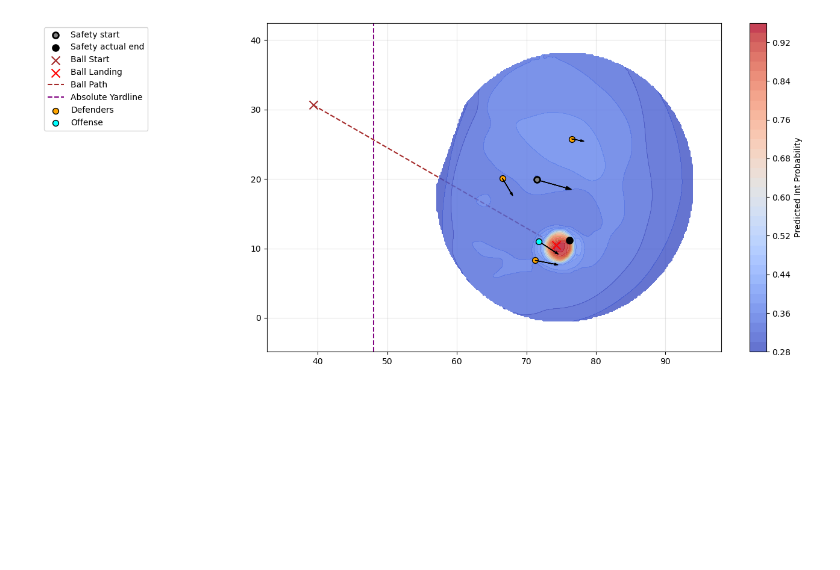
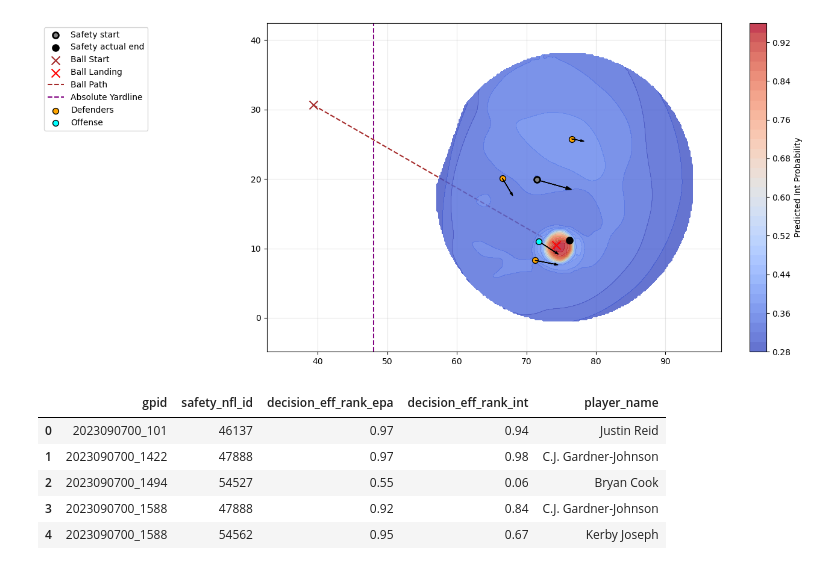
Before and after one commit to lneuendorf/nlf-big-data-bowl-2026, a Jupyter notebook: notebooks/postprocessing.ipynb, the cells around one changed output. Saved outputs shown, nothing was run; the diff lists cells and outputs as text; code cells hidden in the pictures; blank space fills up the shorter version.

```diff
--- a/notebooks/postprocessing.ipynb
+++ b/notebooks/postprocessing.ipynb
@@ -460,0 +493,11 @@ Plotting for Safety NFL ID: 53656
+# %%
+epa_rank_df = (
+    epa_results
+    .groupby(["gpid", "safety_nfl_id"], as_index=False)
+    .apply(
+        lambda g: decision_eff_rank_group(
+            g, pred_col="predicted_epa", model_type="epa"
+        )
+    )
+    .rename(columns={None: "decision_eff_rank_epa"})
+)
@@ -460,0 +536,9 @@ Plotting for Safety NFL ID: 53656
+# %%
+decision_eff_df.head()
+# %% [output]
+|  | gpid | safety_nfl_id | decision_eff_rank_epa | decision_eff_rank_int | player_name |
+| 0 | 2023090700_101 | 46137 | 0.97 | 0.94 | Justin Reid |
+| 1 | 2023090700_1422 | 47888 | 0.97 | 0.98 | C.J. Gardner-Johnson |
+| 2 | 2023090700_1494 | 54527 | 0.55 | 0.06 | Bryan Cook |
+| 3 | 2023090700_1588 | 47888 | 0.92 | 0.84 | C.J. Gardner-Johnson |
+| 4 | 2023090700_1588 | 54562 | 0.95 | 0.67 | Kerby Joseph |
```
Also changed, not shown: parts of 5 cells of this notebook, 28 other files.
